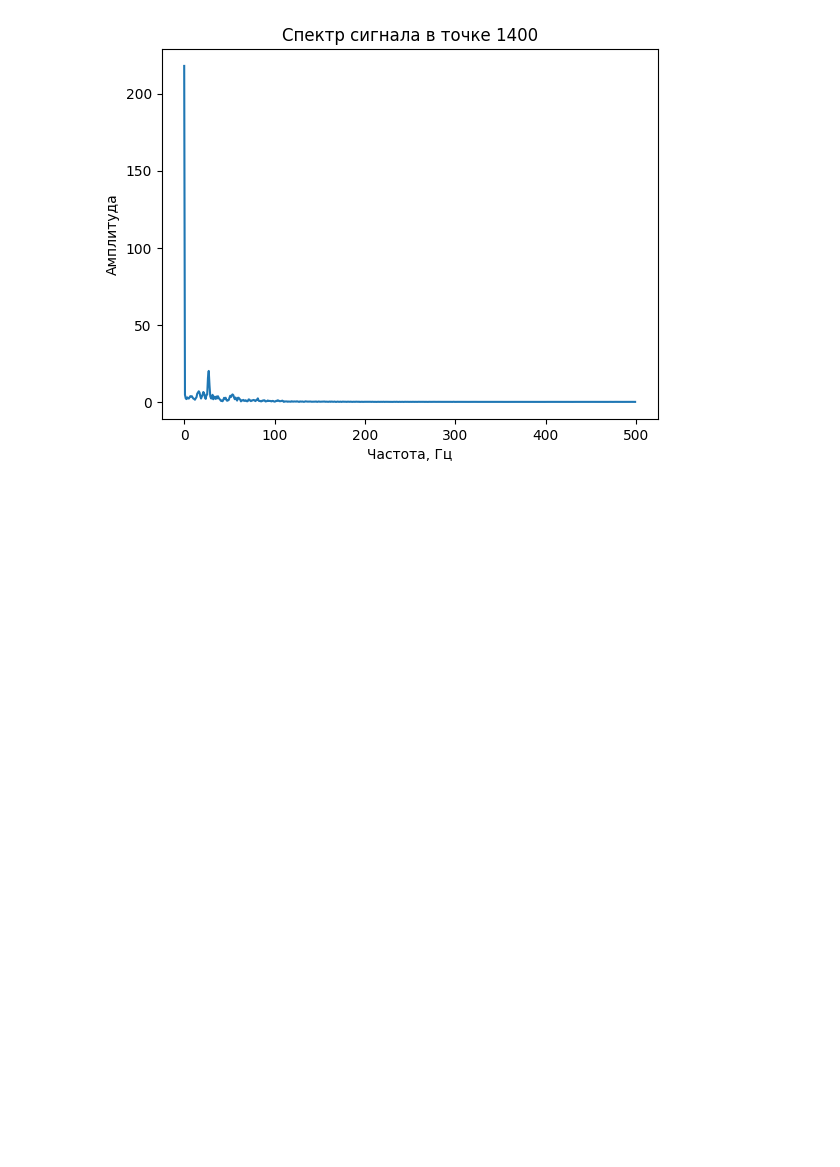
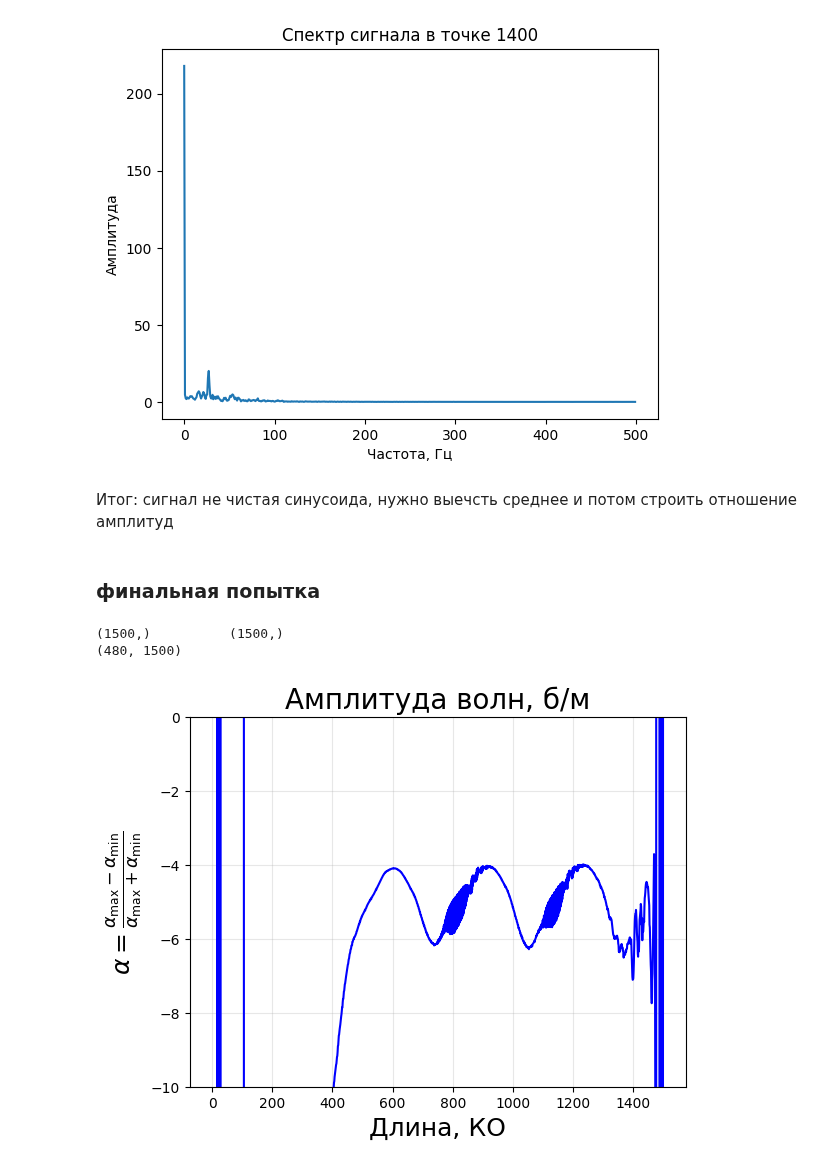
Before and after one commit to UlyanaGru/Fourier, a Jupyter notebook: test.ipynb, the cells around one changed output. Cells and saved outputs as stored; diff of their text form; code cells hidden in the pictures; blank space fills up the shorter version.

```diff
--- a/test.ipynb
+++ b/test.ipynb
@@ -462,3 +462,36 @@ for point in test_points:
 [figure]
 [figure]
 [figure]
+# %% [markdown]
+Итог: сигнал не чистая синусоида, нужно выечсть среднее и потом строить отношение амплитуд
+# %% [markdown]
+### финальная попытка
+# %%
+dt_step = 0.001
+x_frac_start = 0.3
+x_frac_end = 0.8
+t_start = 0.7
+tf_ind = int(t_start/dt_step)
+data = np.loadtxt(filename, skiprows=2, delimiter=',')
+data = data[:, 1:]*1.0e3
+data_amlitude = np.copy(data[tf_ind:, :])
+data_ampl_mean = data_amlitude - np.mean(data_amlitude, axis=0)
+max_val = np.max(data_ampl_mean, axis=0, keepdims=False)
+min_val = np.min(data_ampl_mean, axis=0, keepdims=False)
+amlitude = (max_val - min_val)/(max_val + min_val)
+x_coords = np.arange(0,amlitude.shape[0],1)
+print(amlitude.shape,'\t',x_coords.shape)
+print(data_amlitude.shape)
+# %% [output]
+(1500,)          (1500,)
+(480, 1500)
+# %%
+plt.plot(x_coords, amlitude, 'b-')
+plt.xlabel('Длина, КО', fontsize=18)
+plt.ylim(-10,0)
+plt.ylabel(r'$\alpha = \frac{\alpha_{\max} - \alpha_{\min}}{\alpha_{\max} + \alpha_{\min}}$', fontsize=18)
+plt.grid(True, alpha=0.3)
+plt.title(f'Амплитуда волн, б/м', fontsize=20)
+plt.show()
+# %% [output]
+[figure, added]
```
Also changed, not shown: parts of 1 cell of this notebook, 1 other file.
